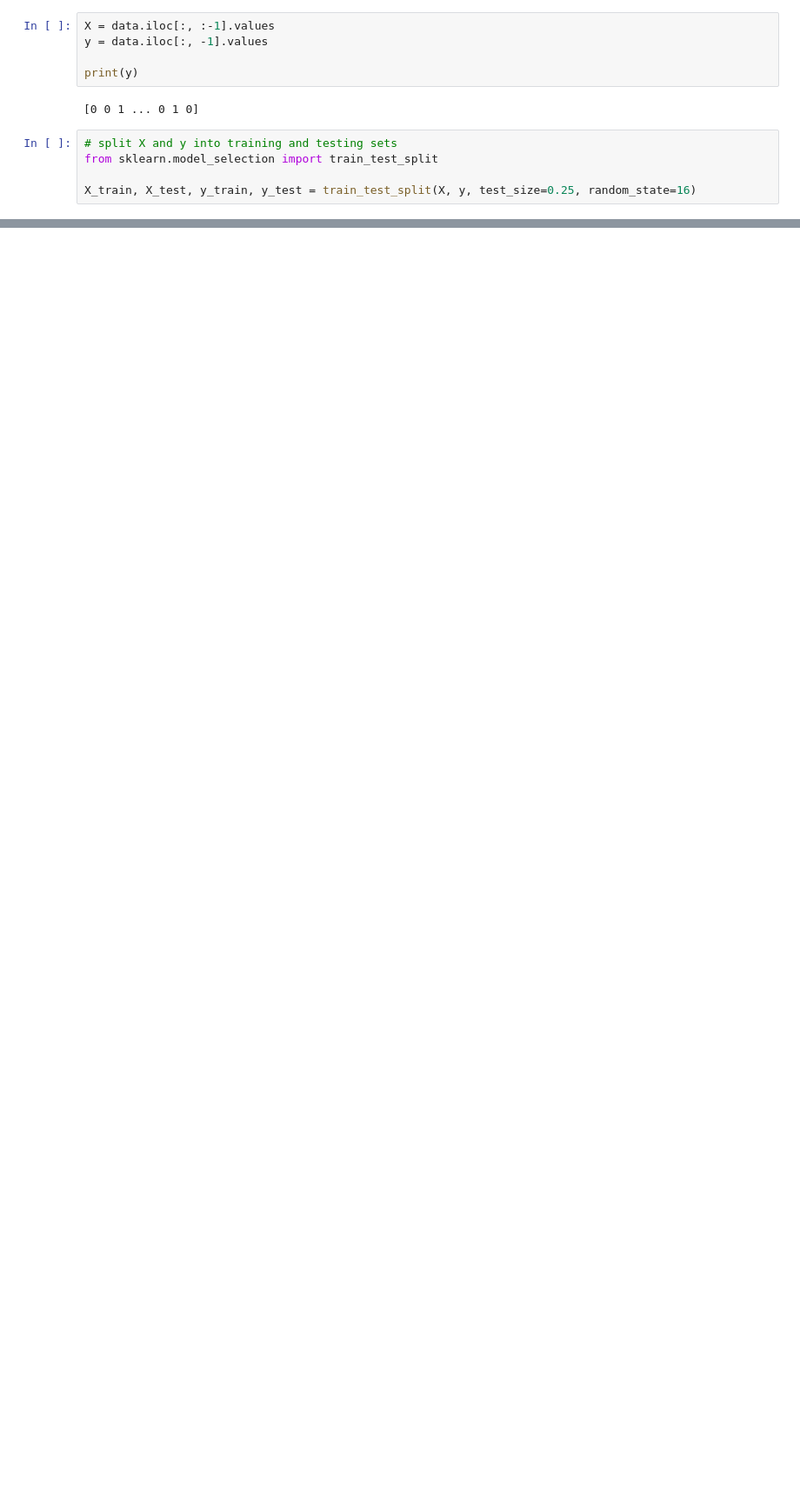
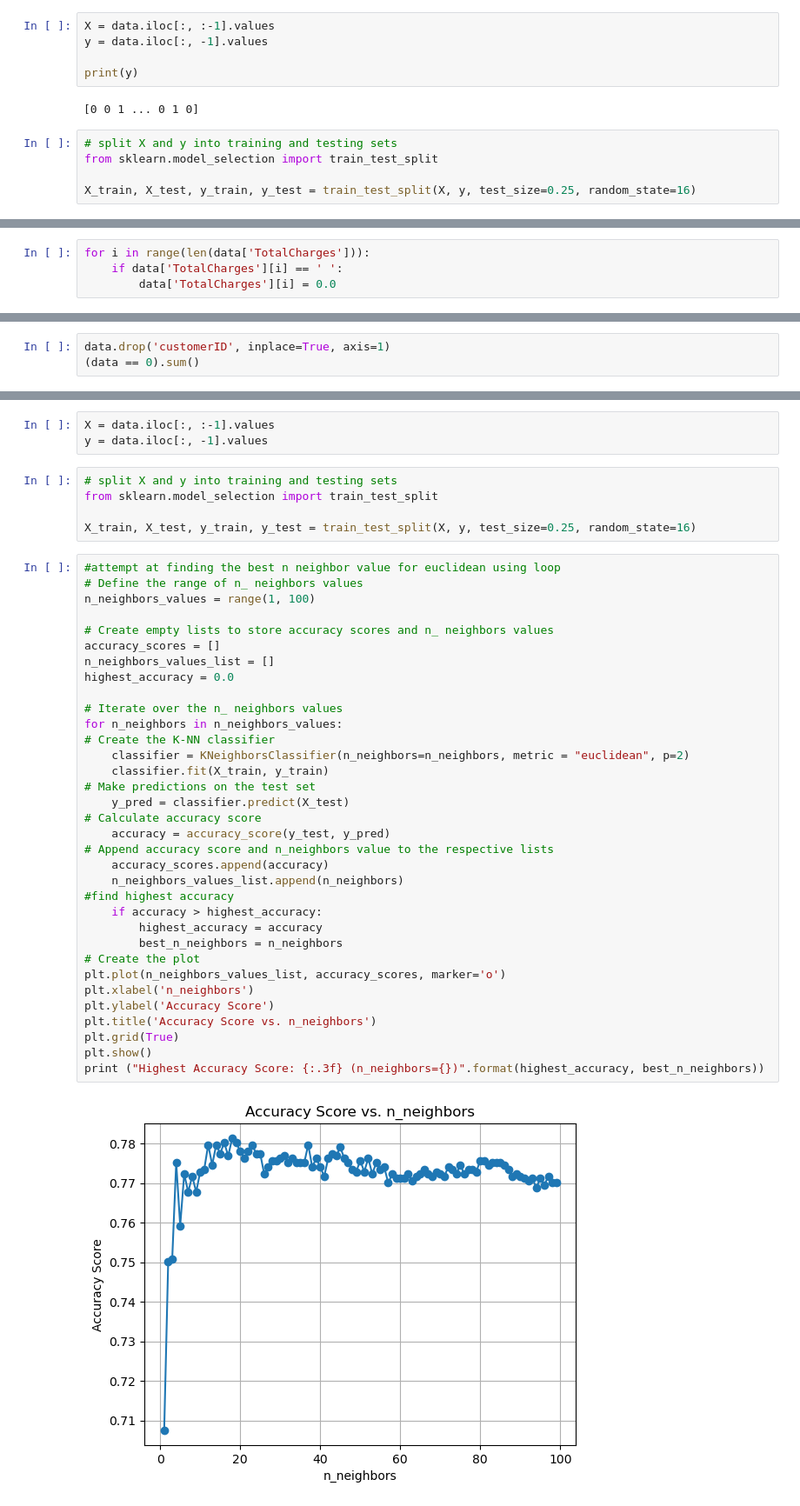
Before and after one commit to Marsh16/AFL1_Evelyn_Marsha_ML, a Jupyter notebook: AFL1_Evelyn_Marsha.ipynb, the cells around one changed output, grey strips where cells are left out. Shown at 87% size. Cells and saved outputs as stored; diff of their text form; blank space fills up the shorter version.

```diff
--- a/AFL1_Evelyn_Marsha.ipynb
+++ b/AFL1_Evelyn_Marsha.ipynb
@@ -369,0 +371,4 @@ logloss
+# %%
+for i in range(len(data['TotalCharges'])):
+    if data['TotalCharges'][i] == ' ':
+        data['TotalCharges'][i] = 0.0
@@ -369,0 +380,3 @@ logloss
+# %%
+data.drop('customerID', inplace=True, axis=1)
+(data == 0).sum()
@@ -369,0 +433,44 @@ logloss
+# %%
+X = data.iloc[:, :-1].values
+y = data.iloc[:, -1].values
+# %%
+# split X and y into training and testing sets
+from sklearn.model_selection import train_test_split
+
+X_train, X_test, y_train, y_test = train_test_split(X, y, test_size=0.25, random_state=16)
+# %%
+#attempt at finding the best n neighbor value for euclidean using loop
+# Define the range of n_ neighbors values
+n_neighbors_values = range(1, 100)
+
+# Create empty lists to store accuracy scores and n_ neighbors values
+accuracy_scores = []
+n_neighbors_values_list = []
+highest_accuracy = 0.0
+
+# Iterate over the n_ neighbors values
+for n_neighbors in n_neighbors_values:
+# Create the K-NN classifier
+    classifier = KNeighborsClassifier(n_neighbors=n_neighbors, metric = "euclidean", p=2)
+    classifier.fit(X_train, y_train)
+# Make predictions on the test set
+    y_pred = classifier.predict(X_test)
+# Calculate accuracy score
+    accuracy = accuracy_score(y_test, y_pred)
+# Append accuracy score and n_neighbors value to the respective lists
+    accuracy_scores.append(accuracy)
+    n_neighbors_values_list.append(n_neighbors)
+#find highest accuracy
+    if accuracy > highest_accuracy:
+        highest_accuracy = accuracy
+        best_n_neighbors = n_neighbors
+# Create the plot
+plt.plot(n_neighbors_values_list, accuracy_scores, marker='o')
+plt.xlabel('n_neighbors')
+plt.ylabel('Accuracy Score')
+plt.title('Accuracy Score vs. n_neighbors')
+plt.grid(True)
+plt.show()
+print ("Highest Accuracy Score: {:.3f} (n_neighbors={})".format(highest_accuracy, best_n_neighbors))
+# %% [output]
+[figure, added]
```
Also changed, not shown: parts of 24 cells of this notebook.
